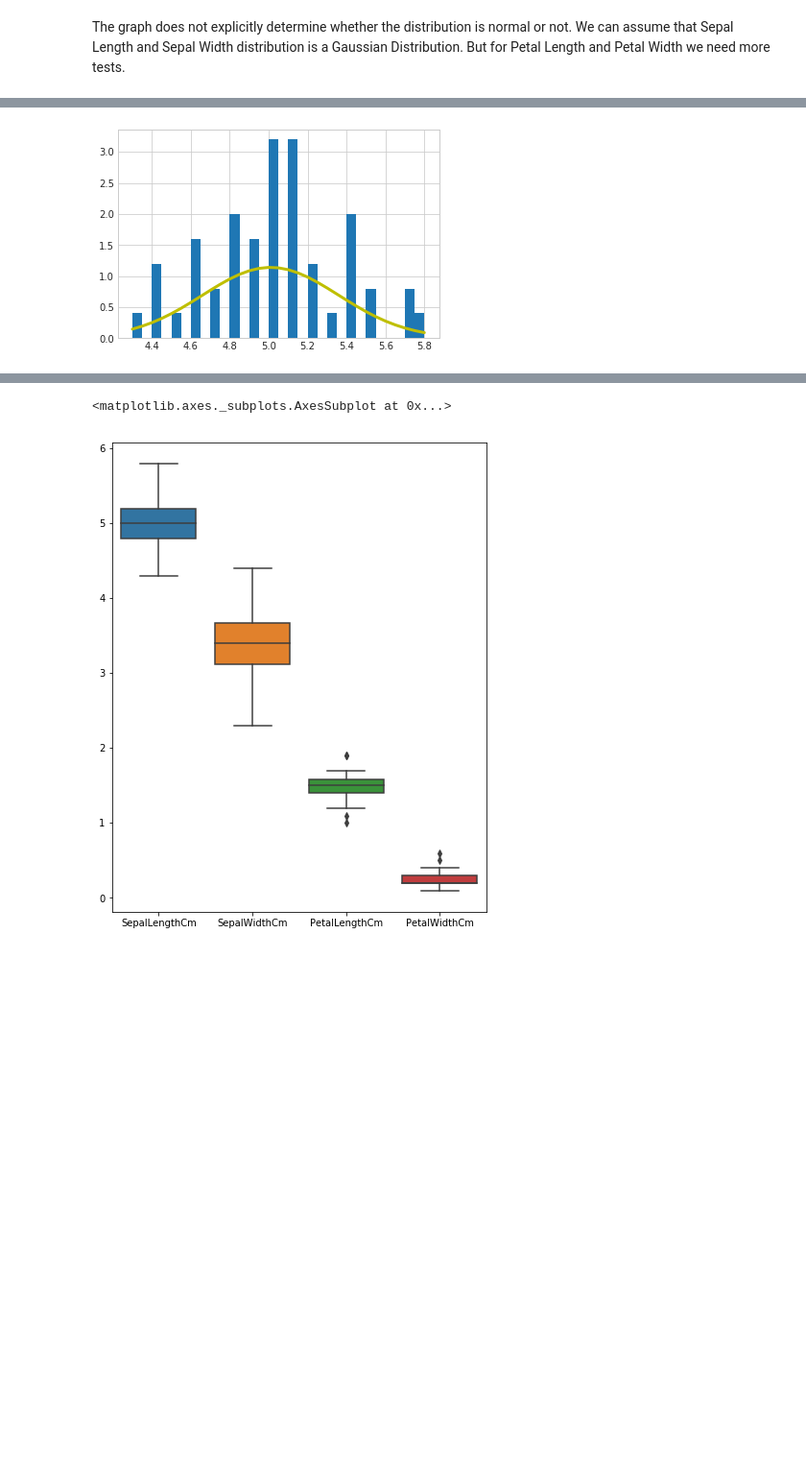
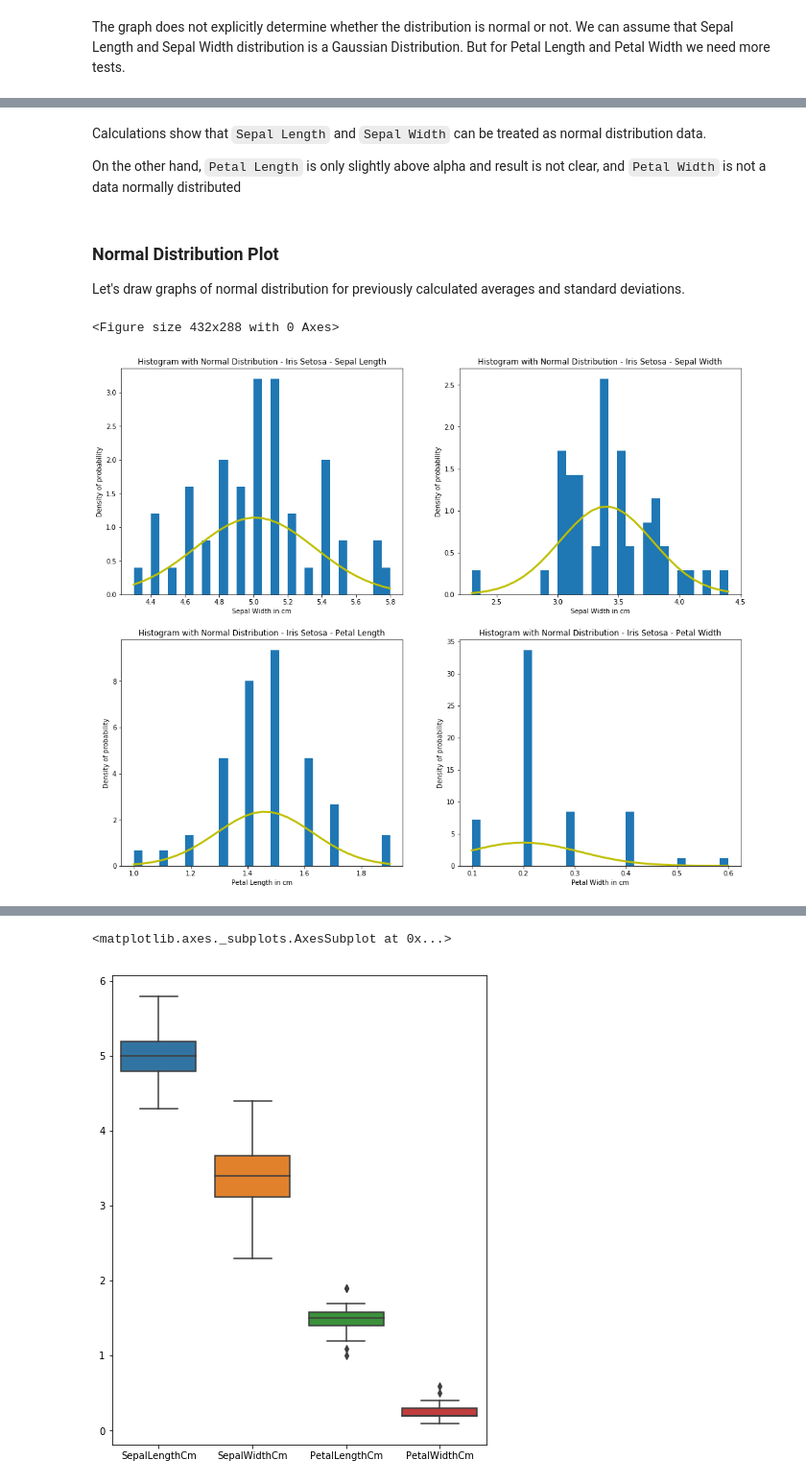
Before and after one commit to Slawak1/pands-project, a Jupyter notebook: IrisProject2019.ipynb, the cells around one changed output, grey strips where cells are left out. Shown: that part at 96% size. Saved outputs shown, nothing was run; the diff lists cells and outputs as text; code cells hidden in the pictures; blank space fills up the shorter version.

```diff
--- a/IrisProject2019.ipynb
+++ b/IrisProject2019.ipynb
@@ -556,14 +559,70 @@ Sample does not look Gaussian (reject H0)
-# %%
-mu, sigma = 5.01, 0.35
-s = dfSetosa['SepalLengthCm']
-# Create the bins and histogram
-count, bins, ignored = plt.hist(s, 30, normed=True)
-# Plot the distribution curve
-plt.plot(bins, 1/(sigma * np.sqrt(2 * np.pi)) *
-    np.exp( - (bins - mu)**2 / (2 * sigma**2) ),       linewidth=3, color='y')
-plt.show()
-# %% [output]
-[figure, removed]
+# %% [markdown]
+Calculations show that `Sepal Length` and `Sepal Width` can be treated as normal distribution data.
+
+On the other hand, `Petal Length` is only slightly above alpha and result is not clear, and `Petal Width` is not a data normally distributed
+# %% [markdown]
+### Normal Distribution Plot
+Let's draw graphs of normal distribution for previously calculated averages and standard deviations.
+# %%
+# https://www.tutorialspoint.com/python/python_normal_distribution.htm
+
+plt.figure()
+
+# Create a figure and a set of subplots with 2 columns and 2 rows.
+fig, ax = plt.subplots(2,2, figsize=(17, 14))
+
+# mean and standard deviation assigned to variables mu and s
+mu, s = 5.01, 0.35
+
+# our data
+data = dfSetosa['SepalLengthCm']
+
+# we plot a histogram from which we read bins and assign them to variable
+count, bins, ignored = ax[0][0].hist(data, 30, density=True)
+
+# Plot the distribution curve from equation
+ax[0][0].plot(bins, 1/(s * np.sqrt(2 * np.pi)) *np.exp( - (bins - mu)**2 / (2 * s**2) ), linewidth=3, color='y')
+
+# we repeat steps for remaining data
+mu, sigma = 3.40, 0.38
+s = dfSetosa['SepalWidthCm']
+count, bins, ignored = ax[0][1].hist(s, 30, density=True)
+ax[0][1].plot(bins, 1/(sigma * np.sqrt(2 * np.pi)) *np.exp( - (bins - mu)**2 / (2 * sigma**2) ), linewidth=3, color='y')
+
+mu, sigma = 1.46, 0.17
+s = dfSetosa['PetalLengthCm']
+count, bins, ignored = ax[1][0].hist(s, 30, density=True)
+ax[1][0].plot(bins, 1/(sigma * np.sqrt(2 * np.pi)) *np.exp( - (bins - mu)**2 / (2 * sigma**2) ), linewidth=3, color='y')
+
+mu, sigma = 0.20, 0.11
+s = dfSetosa['PetalWidthCm']
+count, bins, ignored = ax[1][1].hist(s, 30, density=True)
+ax[1][1].plot(bins, 1/(sigma * np.sqrt(2 * np.pi)) *np.exp( - (bins - mu)**2 / (2 * sigma**2) ), linewidth=3, color='y')
+
+ax[0][0].set(
+        title='Histogram with Normal Distribution - Iris Setosa - Sepal Length',
+        xlabel = 'Sepal Width in cm',
+        ylabel = 'Density of probability')
+
+ax[0][1].set(
+        title='Histogram with Normal Distribution - Iris Setosa - Sepal Width',
+        xlabel = 'Sepal Width in cm',
+        ylabel = 'Density of probability')
+
+ax[1][0].set(
+    title='Histogram with Normal Distribution - Iris Setosa - Petal Length',
+    xlabel = 'Petal Length in cm',
+    ylabel = 'Density of probability')
+
+ax[1][1].set(
+    title='Histogram with Normal Distribution - Iris Setosa - Petal Width',
+    xlabel = 'Petal Width in cm',
+    ylabel = 'Density of probability')
+
+plt.show()
+# %% [output]
+<Figure size 432x288 with 0 Axes>
+[figure, added]
 # %%
 # https://stackoverflow.com/a/10138381/11107506
 
```
Also changed, not shown: parts of 31 cells of this notebook.
